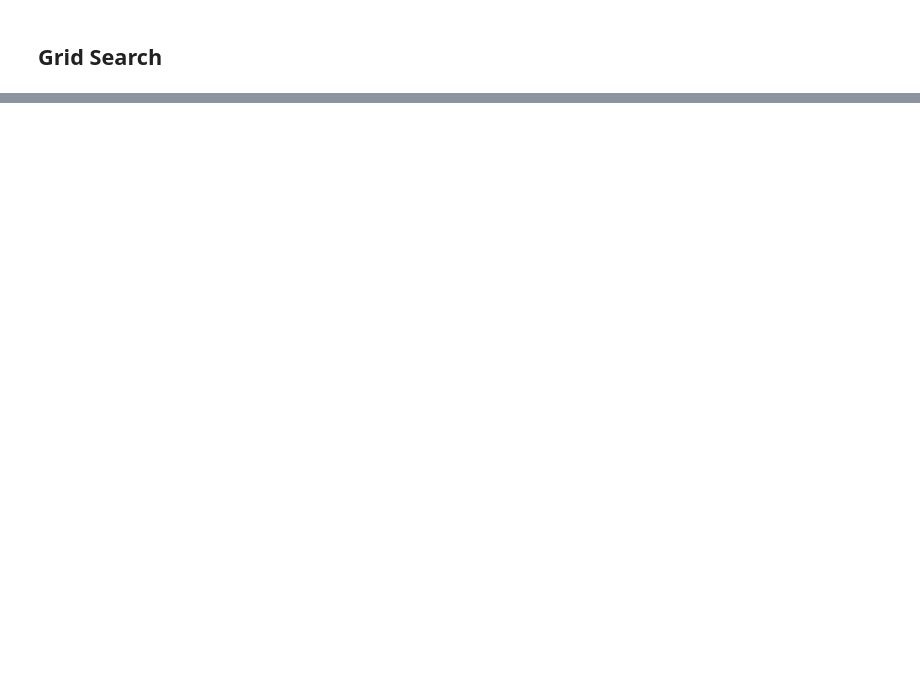
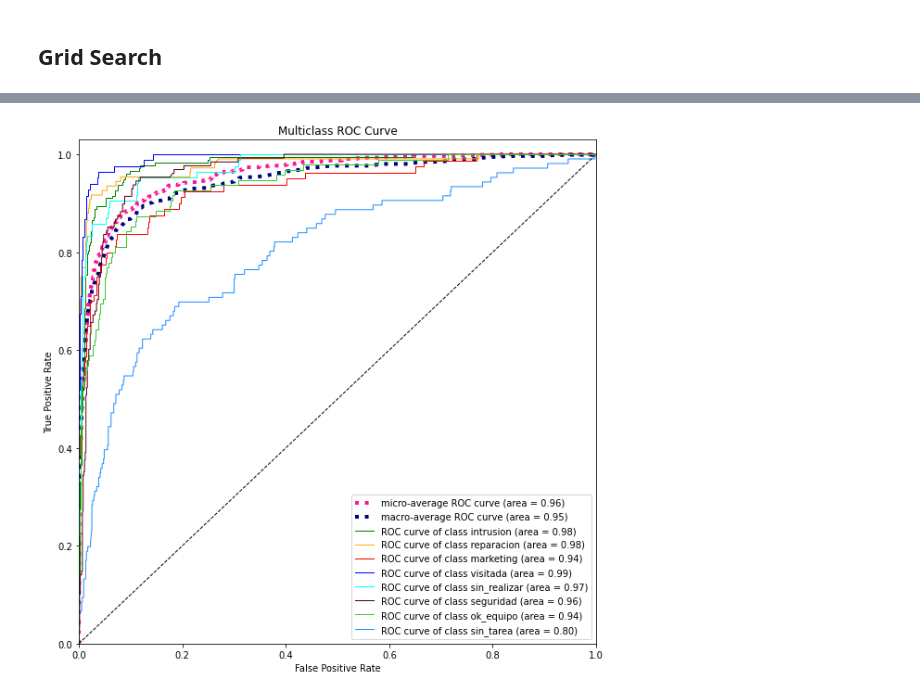
Before and after one commit to MatiMoran/TpLaboDatos2022, a Jupyter notebook: 002_Text_Classification_train.ipynb, the cells around one changed output, grey strips where cells are left out. Cells and saved outputs as stored; diff of their text form; code cells hidden in the pictures; blank space fills up the shorter version.

```diff
--- a/002_Text_Classification_train.ipynb
+++ b/002_Text_Classification_train.ipynb
@@ -477,0 +549,50 @@ avg / total  0.758973   0.766821  0.759857  862.0    862.0  0.958889
+# %%
+from itertools import cycle
+
+fpr, tpr, roc_auc = class_report_2(y_test, clf.predict_proba(X_test))
+lw = 1
+
+plt.figure(figsize = (10,10))
+plt.plot(
+    fpr["micro"],
+    tpr["micro"],
+    label="micro-average ROC curve (area = {0:0.2f})".format(roc_auc["micro"]),
+    color="deeppink",
+    linestyle=":",
+    linewidth=4,
+)
+
+plt.plot(
+    fpr["macro"],
+    tpr["macro"],
+    label="macro-average ROC curve (area = {0:0.2f})".format(roc_auc["macro"]),
+    color="navy",
+    linestyle=":",
+    linewidth=4,
+)
+
+n_classes = len(y_true.unique())
+colors = ["green", "orange",
+         "red", "blue", "cyan",
+        "#550011", "limegreen",
+         "dodgerblue"]
+
+for i in range(n_classes):
+    plt.plot(
+        fpr[i],
+        tpr[i],
+        color=colors[i],
+        lw=lw,
+        label="ROC curve of class {0} (area = {1:0.2f})".format(id_a_clase[i], roc_auc[i]),
+    )
+
+plt.plot([0, 1], [0, 1], "k--", lw=lw)
+plt.xlim([0, 1])
+plt.ylim([0, 1.03])
+plt.xlabel("False Positive Rate")
+plt.ylabel("True Positive Rate")
+plt.title("Multiclass ROC Curve")
+plt.legend(loc="lower right")
+plt.show()
+# %% [output]
+[figure, added]
```
Also changed, not shown: parts of 21 cells of this notebook.
